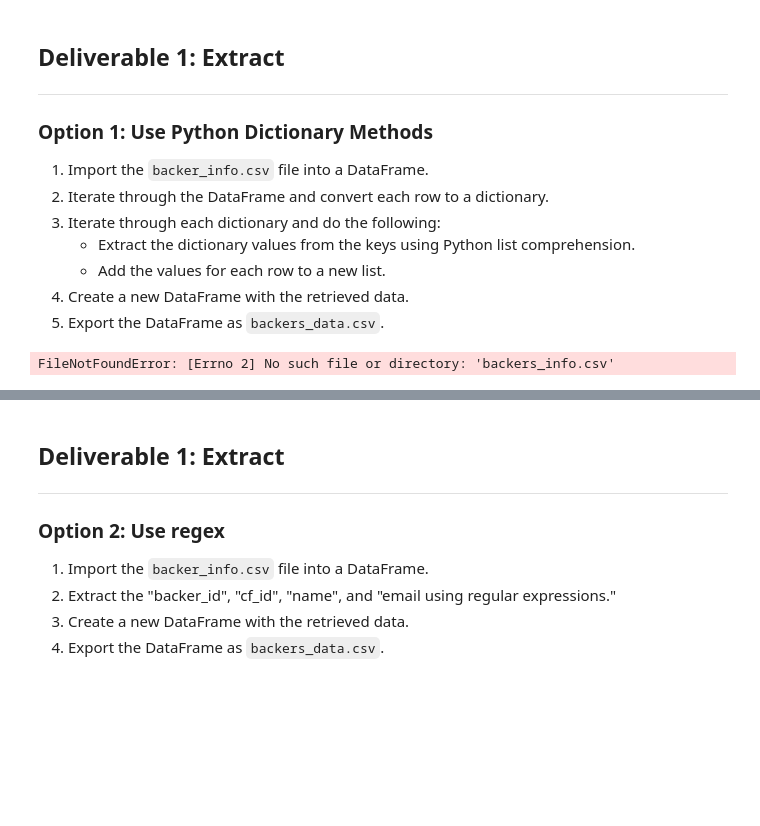
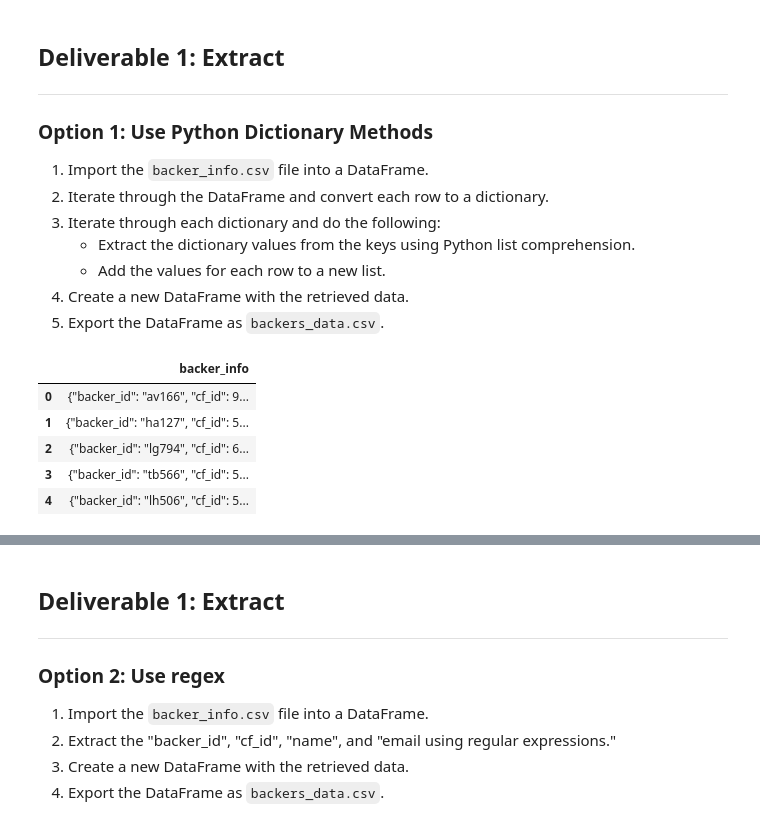
Before and after one commit to Lillipink/Crowdfunding-ETL, a Jupyter notebook: Extract-Transform_final_code.ipynb, the cells around one changed output, grey strips where cells are left out. Cells and saved outputs as stored; diff of their text form; code cells hidden in the pictures; blank space fills up the shorter version.

```diff
--- a/Extract-Transform_final_code.ipynb
+++ b/Extract-Transform_final_code.ipynb
@@ -16,8 +16,14 @@ import json
 # %%
 # Get the backers_info from the crowdfunding_info sheet.
 pd.set_option('max_colwidth', 400)
-backer_info_df = pd.read_excel(crowdfunding_data, sheet_name='backer_info'
+backer_info_df = pd.read_csv("C:/Users/lilli/OneDrive/Desktop/Class/Crowdfunding-ETL/backer_info.csv")
+backer_info_df.head()
 # %% [output]
-FileNotFoundError: [Errno 2] No such file or directory: 'backers_info.csv'
+|  | backer_info |
+| 0 | {"backer_id": "av166", "cf_id": 9... |
+| 1 | {"backer_id": "ha127", "cf_id": 5... |
+| 2 | {"backer_id": "lg794", "cf_id": 6... |
+| 3 | {"backer_id": "tb566", "cf_id": 5... |
+| 4 | {"backer_id": "lh506", "cf_id": 5... |
 # %%
 # Iterate through the backers DataFrame and convert each row to a dictionary.
```
Also changed, not shown: parts of 7 cells of this notebook, 11 other files.
